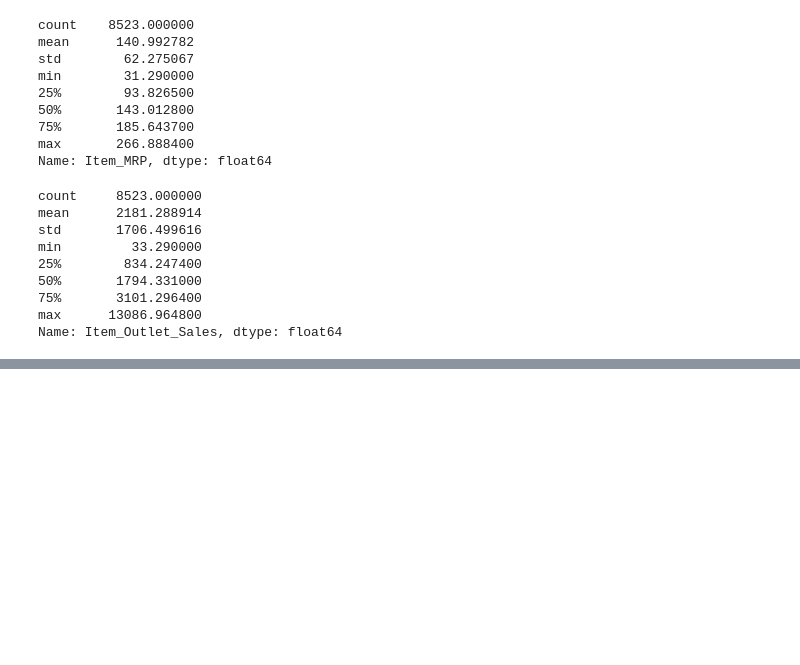
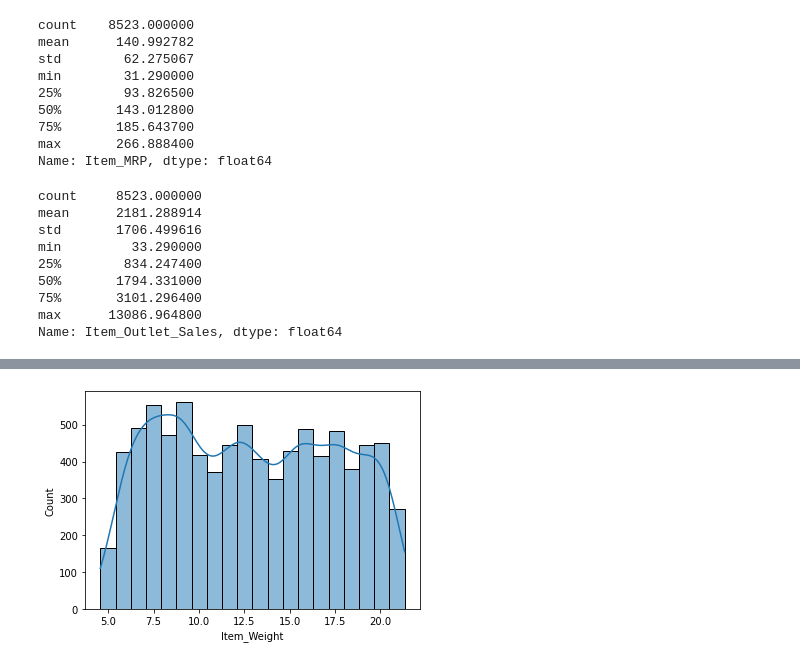
Before and after one commit to tca-codes/sales-predictions, a Jupyter notebook: sales_predictions.ipynb, the cells around one changed output, grey strips where cells are left out. Drawn from its saved outputs; the diff is of its cells as text; code cells hidden in the pictures; blank space fills up the shorter version.

```diff
--- a/sales_predictions.ipynb
+++ b/sales_predictions.ipynb
@@ -425,0 +443,4 @@ Name: Item_Outlet_Sales, dtype: float64
+# %%
+sns.histplot(data=df, x="Item_Weight", bins=20, kde=True);
+# %% [output]
+[figure, added]
```
Also changed, not shown: parts of 17 cells of this notebook.
